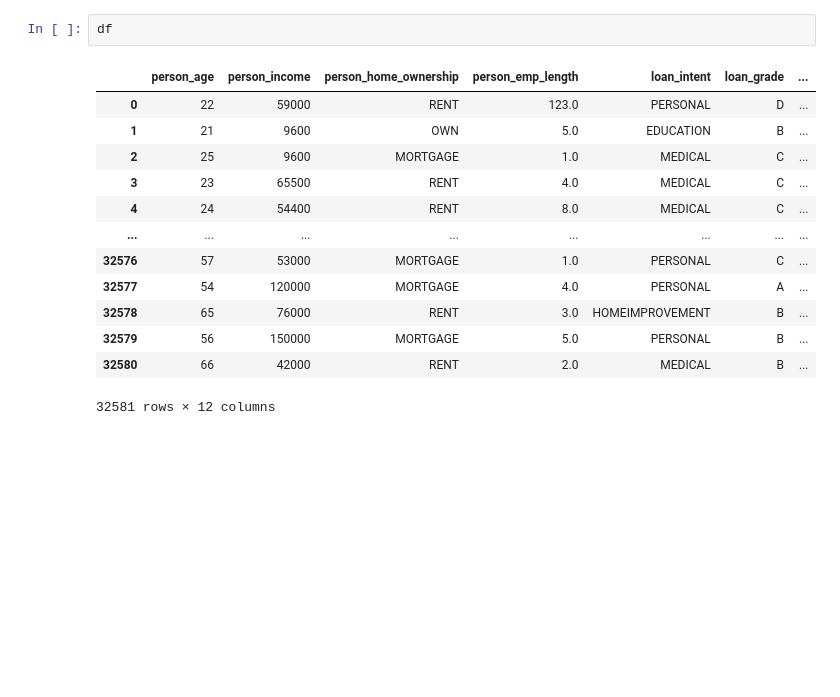
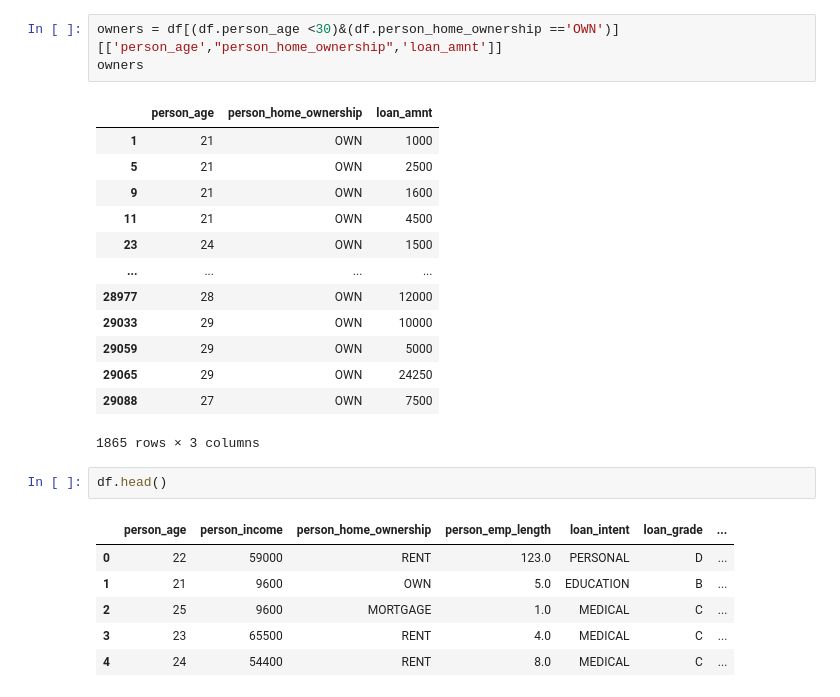
Before and after one commit to rushi751998/Machine-Learning, a Jupyter notebook: ML_practical_examples/cradit_risk_analysis.ipynb, the cells around one changed output. Cells and saved outputs as stored; diff of their text form; blank space fills up the shorter version.

```diff
--- a/ML_practical_examples/cradit_risk_analysis.ipynb
+++ b/ML_practical_examples/cradit_risk_analysis.ipynb
@@ -58,16 +96,26 @@ df = pd.read_csv('https://raw.githubusercontent.com/rushi751998/Practice-/main/m
+# %%
+owners = df[(df.person_age <30)&(df.person_home_ownership =='OWN')][['person_age',"person_home_ownership",'loan_amnt']]
+owners
+# %% [output]
+|  | person_age | person_home_ownership | loan_amnt |
+| 1 | 21 | OWN | 1000 |
+| 5 | 21 | OWN | 2500 |
+| 9 | 21 | OWN | 1600 |
+| 11 | 21 | OWN | 4500 |
+| 23 | 24 | OWN | 1500 |
+| ... | ... | ... | ... |
+| 28977 | 28 | OWN | 12000 |
+| 29033 | 29 | OWN | 10000 |
+| 29059 | 29 | OWN | 5000 |
+| 29065 | 29 | OWN | 24250 |
+| 29088 | 27 | OWN | 7500 |
+1865 rows × 3 columns
 # %%
-df
+df.head()
 # %% [output]
 |  | person_age | person_income | person_home_ownership | person_emp_length | loan_intent | loan_grade | ... |
 | 0 | 22 | 59000 | RENT | 123.0 | PERSONAL | D | ... |
 | 1 | 21 | 9600 | OWN | 5.0 | EDUCATION | B | ... |
 | 2 | 25 | 9600 | MORTGAGE | 1.0 | MEDICAL | C | ... |
 | 3 | 23 | 65500 | RENT | 4.0 | MEDICAL | C | ... |
 | 4 | 24 | 54400 | RENT | 8.0 | MEDICAL | C | ... |
-| ... | ... | ... | ... | ... | ... | ... | ... |
-| 32576 | 57 | 53000 | MORTGAGE | 1.0 | PERSONAL | C | ... |
-| 32577 | 54 | 120000 | MORTGAGE | 4.0 | PERSONAL | A | ... |
-| 32578 | 65 | 76000 | RENT | 3.0 | HOMEIMPROVEMENT | B | ... |
-| 32579 | 56 | 150000 | MORTGAGE | 5.0 | PERSONAL | B | ... |
-| 32580 | 66 | 42000 | RENT | 2.0 | MEDICAL | B | ... |
-32581 rows × 12 columns
```
Also changed, not shown: parts of 8 cells of this notebook, 4 other files.
